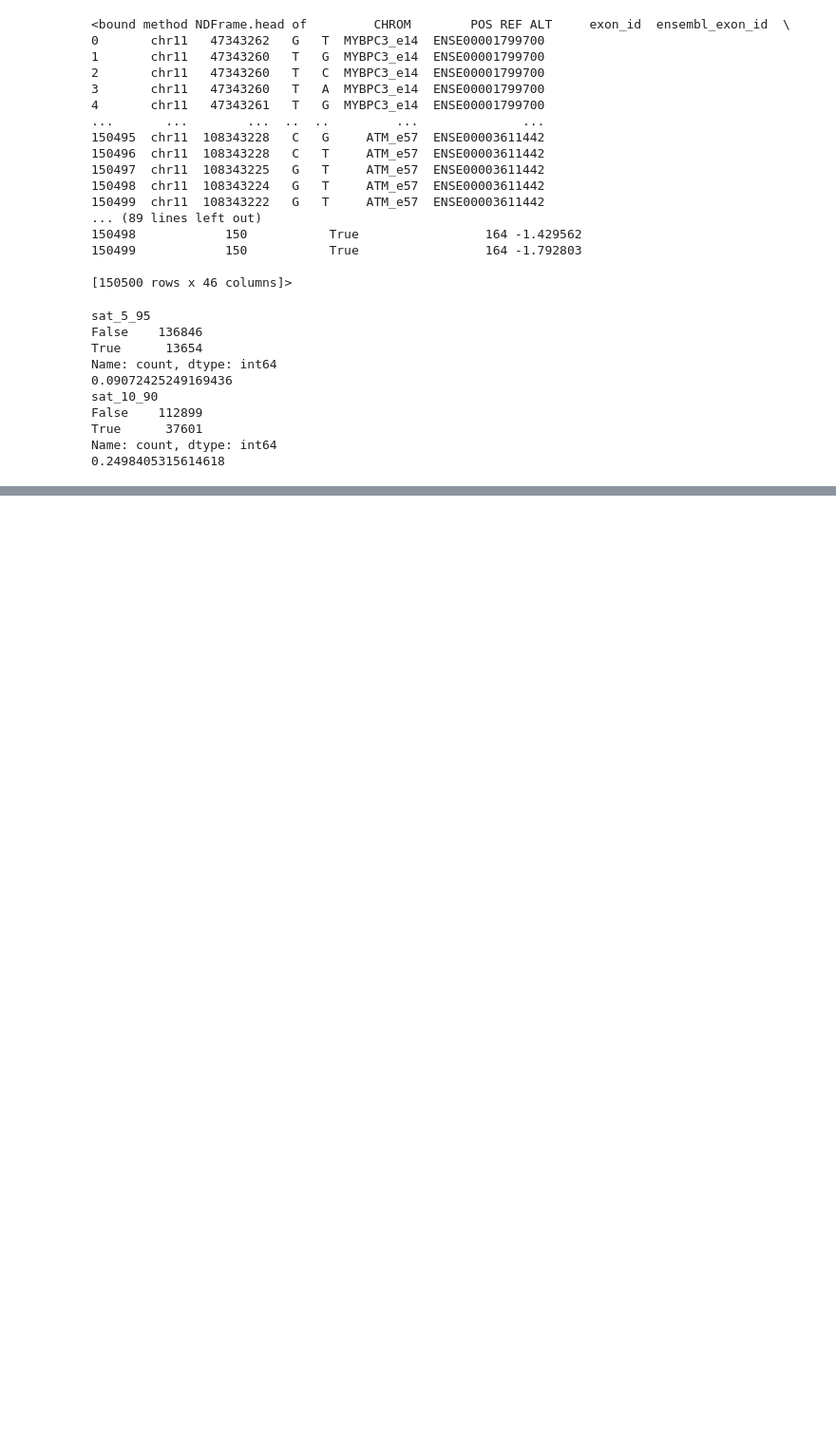
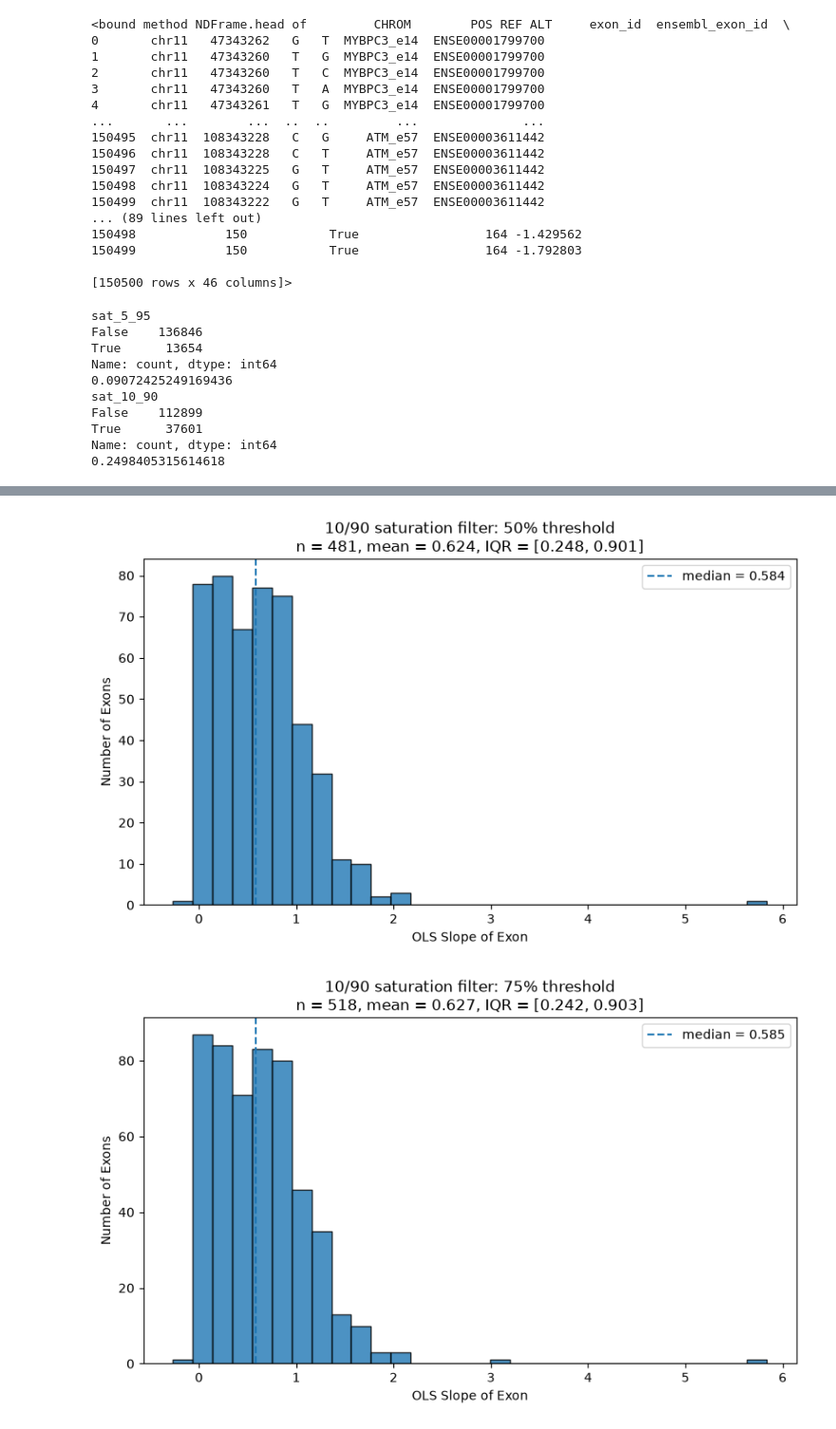
Before and after one commit to log2718/Opensplice-PNAS-data-analysis, a Jupyter notebook: analysis_script/saturation_analysis.ipynb, the cells around one changed output, grey strips where cells are left out. Shown at 95% size. Cells and saved outputs as stored; diff of their text form; code cells hidden in the pictures; blank space fills up the shorter version.

```diff
--- a/analysis_script/saturation_analysis.ipynb
+++ b/analysis_script/saturation_analysis.ipynb
@@ -44,0 +112,8 @@ exon_sat = (df.groupby("exon_id")['sat_5_95','sat_10_90'].mean())
+# %%
+sat_sum_5_95_cols = ['sat_5_95_50pct','sat_5_95_75pct', 'sat_5_95_90pct']
+sat_sum_10_90_cols = ['sat_10_90_50pct','sat_10_90_75pct', 'sat_10_90_90pct']
+
+for col in sat_sum_5_95_cols:
+    print(exon_sat[col].value_counts())
+    counts = exon_sat[col].value_counts()
+    print(f'Saturated percentage: {counts[True] / (counts[True] + counts[False]) * 100}\n')
@@ -44,0 +138,5 @@ exon_sat = (df.groupby("exon_id")['sat_5_95','sat_10_90'].mean())
+# %%
+for col in sat_sum_10_90_cols:
+    print(exon_sat[col].value_counts())
+    counts = exon_sat[col].value_counts()
+    print(f'Saturated percentage: {counts[True] / (counts[True] + counts[False]) * 100}\n')
@@ -44,0 +221,53 @@ exon_sat = (df.groupby("exon_id")['sat_5_95','sat_10_90'].mean())
+# %%
+# examining the three thresholds for 10/90 saturation by the individual variants
+threshold_cols = [
+    "sat_10_90_50pct",
+    "sat_10_90_75pct",
+    "sat_10_90_90pct",
+]
+
+
+for col in threshold_cols:
+    keep_exons = exon_sat.index[~exon_sat[col]]
+    filtered = slope_df[
+        slope_df['exon_id'].isin(keep_exons)
+    ]
+
+    s = filtered['slope'].dropna()
+
+    mean = s.mean()
+    median = s.median()
+    q1 = s.quantile(0.25)
+    q3 = s.quantile(0.75)
+
+    plt.figure(figsize=(8, 5))
+
+    plt.hist(
+        s,
+        bins=30,
+        edgecolor="black",
+        alpha=0.8,
+    )
+
+    plt.axvline(
+        median,
+        linestyle="--",
+        label=f"median = {median:.3f}",
+    )
+
+    pct = col.split("_")[-1].replace("pct", "")
+    plt.xlabel("OLS Slope of Exon")
+    plt.ylabel("Number of Exons")
+
+    plt.title(
+        f"10/90 saturation filter: {pct}% threshold\n"
+        f"n = {len(s)}, mean = {mean:.3f}, "
+        f"IQR = [{q1:.3f}, {q3:.3f}]"
+    )
+
+    plt.legend()
+    plt.tight_layout()
+    plt.show()
+# %% [output]
+[figure, added]
+[figure, added]
```
Also changed, not shown: parts of 25 cells of this notebook, 1 other file.
